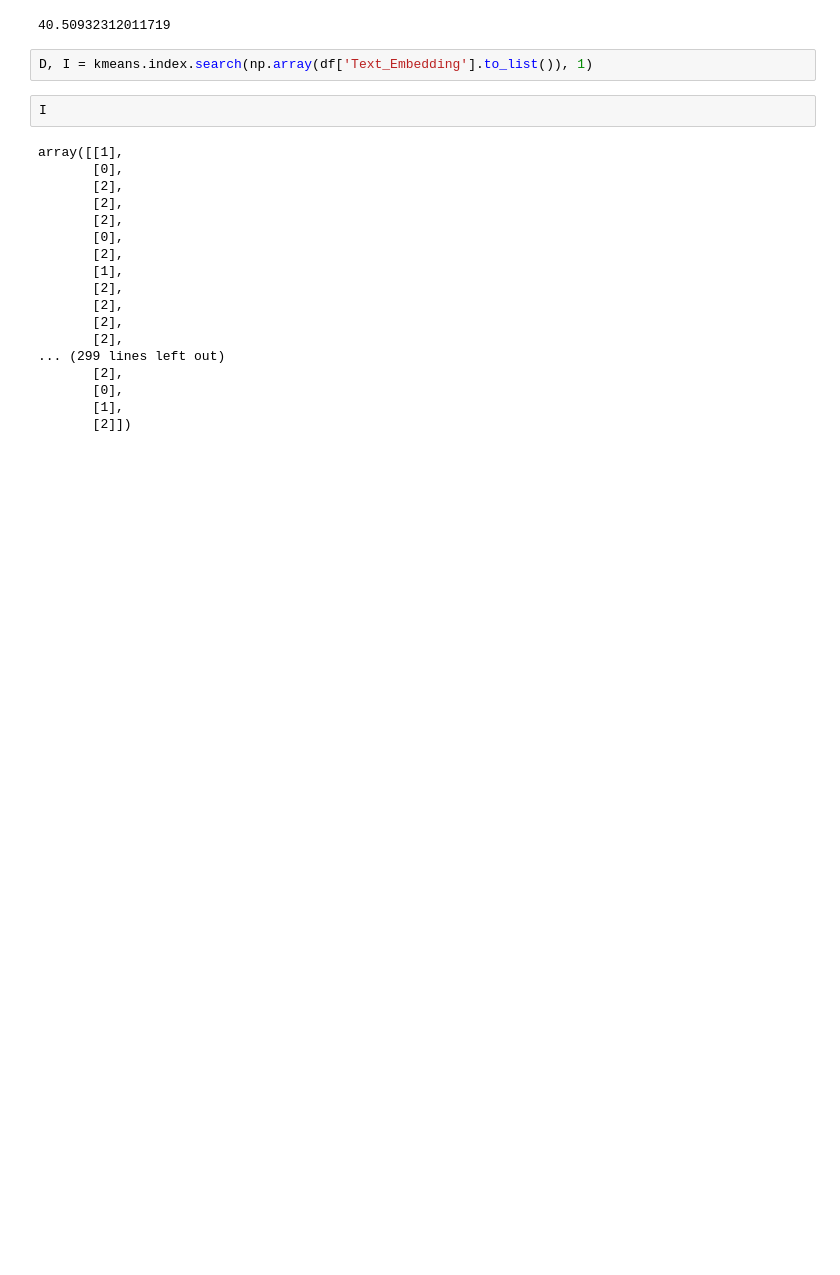
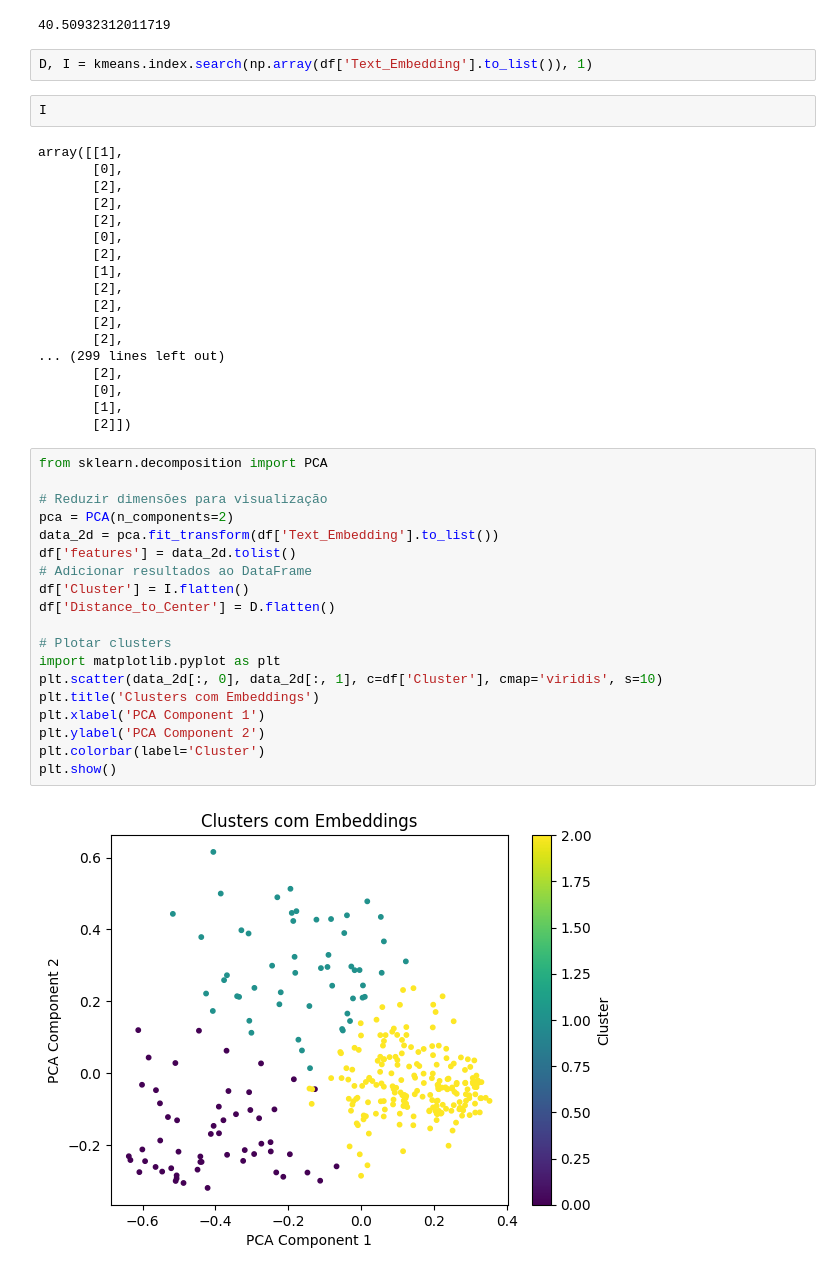
Before and after one commit to AertySantos/Clusterizacao_Semantica, a Jupyter notebook: teste_ana.ipynb, the cells around one changed output. Saved outputs shown, nothing was run; the diff lists cells and outputs as text; blank space fills up the shorter version.

```diff
--- a/teste_ana.ipynb
+++ b/teste_ana.ipynb
@@ -216,3 +216,24 @@ array([[1],
        [0],
        [1],
        [2]])
+# %%
+from sklearn.decomposition import PCA
+
+# Reduzir dimensões para visualização
+pca = PCA(n_components=2)
+data_2d = pca.fit_transform(df['Text_Embedding'].to_list())
+df['features'] = data_2d.tolist()
+# Adicionar resultados ao DataFrame
+df['Cluster'] = I.flatten()
+df['Distance_to_Center'] = D.flatten()
+
+# Plotar clusters
+import matplotlib.pyplot as plt
+plt.scatter(data_2d[:, 0], data_2d[:, 1], c=df['Cluster'], cmap='viridis', s=10)
+plt.title('Clusters com Embeddings')
+plt.xlabel('PCA Component 1')
+plt.ylabel('PCA Component 2')
+plt.colorbar(label='Cluster')
+plt.show()
+# %% [output]
+[figure, added]
```
Also changed, not shown: parts of 3 cells of this notebook.
